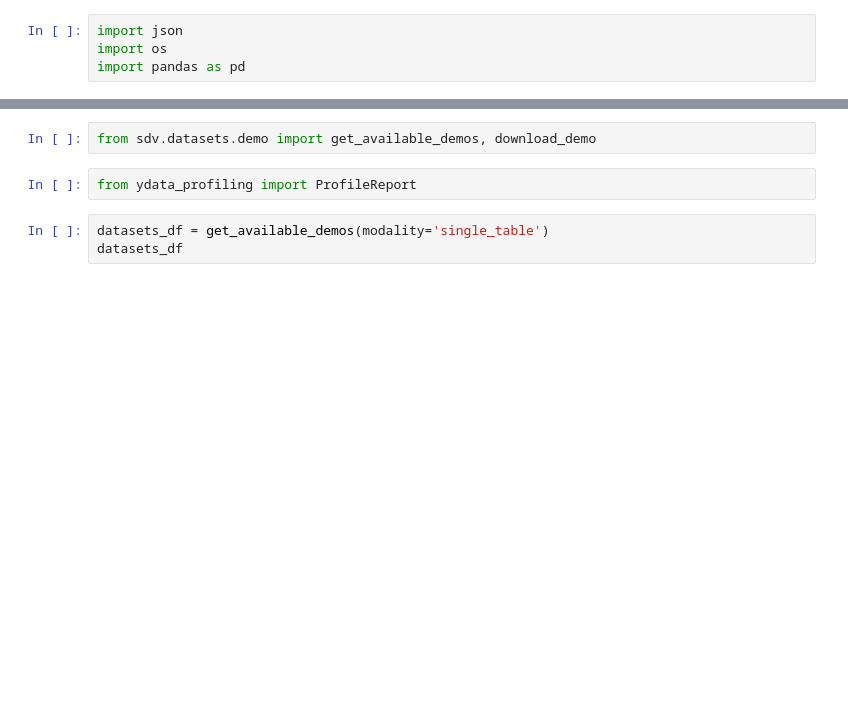
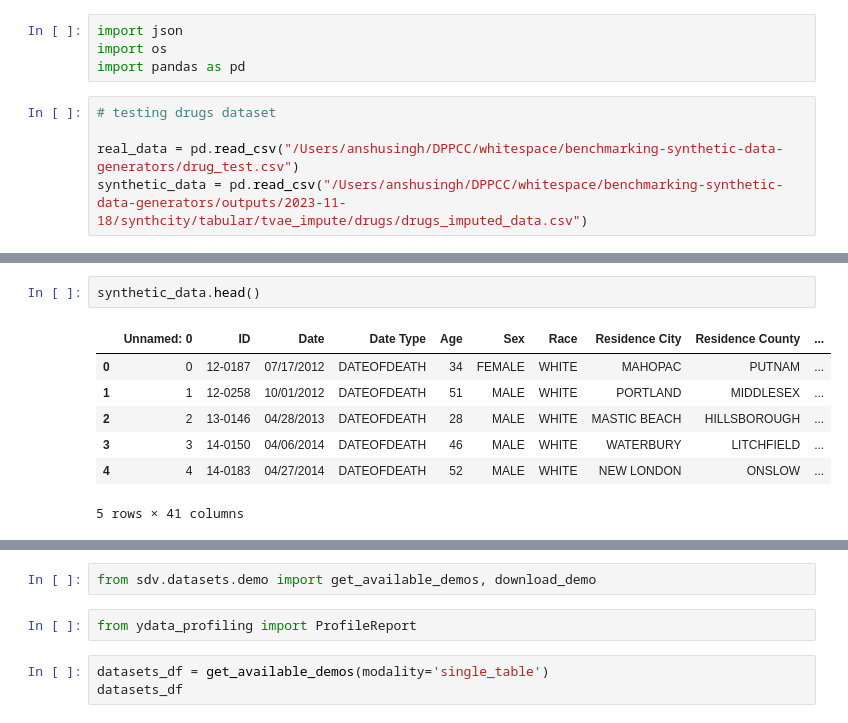
Before and after one commit to dsaidgovsg/benchmarking-synthetic-data-generators, a Jupyter notebook: notebooks/dataset_profiling.ipynb, the cells around one changed output, grey strips where cells are left out. Saved outputs shown, nothing was run; the diff lists cells and outputs as text; blank space fills up the shorter version.

```diff
--- a/notebooks/dataset_profiling.ipynb
+++ b/notebooks/dataset_profiling.ipynb
@@ -2,3 +2,8 @@
 import json
 import os
 import pandas as pd
+# %%
+# testing drugs dataset
+
+real_data = pd.read_csv("/Users/anshusingh/DPPCC/whitespace/benchmarking-synthetic-data-generators/drug_test.csv")
+synthetic_data = pd.read_csv("/Users/anshusingh/DPPCC/whitespace/benchmarking-synthetic-data-generators/outputs/2023-11-18/synthcity/tabular/tvae_impute/drugs/drugs_imputed_data.csv")
@@ -4,0 +33,10 @@ import pandas as pd
+# %%
+synthetic_data.head()
+# %% [output]
+|  | Unnamed: 0 | ID | Date | Date Type | Age | Sex | Race | Residence City | Residence County | ... |
+| 0 | 0 | 12-0187 | 07/17/2012 | DATEOFDEATH | 34 | FEMALE | WHITE | MAHOPAC | PUTNAM | ... |
+| 1 | 1 | 12-0258 | 10/01/2012 | DATEOFDEATH | 51 | MALE | WHITE | PORTLAND | MIDDLESEX | ... |
+| 2 | 2 | 13-0146 | 04/28/2013 | DATEOFDEATH | 28 | MALE | WHITE | MASTIC BEACH | HILLSBOROUGH | ... |
+| 3 | 3 | 14-0150 | 04/06/2014 | DATEOFDEATH | 46 | MALE | WHITE | WATERBURY | LITCHFIELD | ... |
+| 4 | 4 | 14-0183 | 04/27/2014 | DATEOFDEATH | 52 | MALE | WHITE | NEW LONDON | ONSLOW | ... |
+5 rows × 41 columns
```
Also changed, not shown: parts of 9 cells of this notebook, 8 other files.
